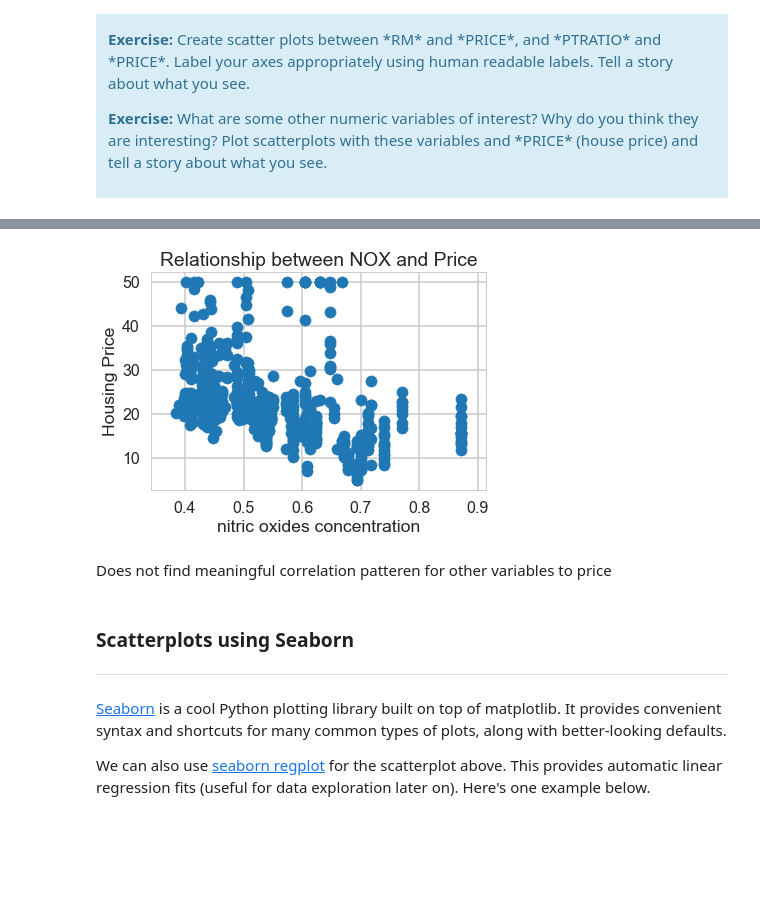
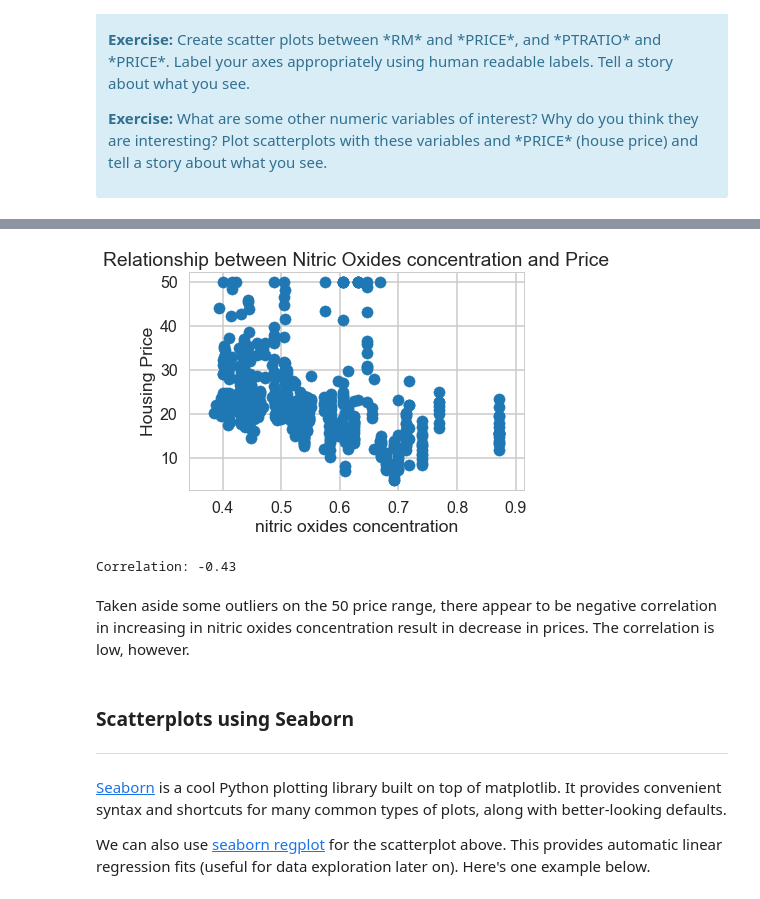
Before and after one commit to sittingman/springboardproj, a Jupyter notebook: linear_regression/Mini_Project_Linear_Regression.ipynb, the cells around one changed output, grey strips where cells are left out. Drawn from its saved outputs; the diff is of its cells as text; code cells hidden in the pictures; blank space fills up the shorter version.

```diff
--- a/linear_regression/Mini_Project_Linear_Regression.ipynb
+++ b/linear_regression/Mini_Project_Linear_Regression.ipynb
@@ -314,13 +321,15 @@ This show the demand & supply relationship. The higher the population of the low
 # %%
 plt.scatter(bos.NOX, bos.PRICE)
 plt.xlabel("nitric oxides concentration")
 plt.ylabel("Housing Price")
-plt.title("Relationship between NOX and Price")
+plt.title("Relationship between Nitric Oxides concentration and Price")
 plt.show()
+print('Correlation: {:.2f}'.format(bos.NOX.corr(bos.PRICE)))
 # %% [output]
-[figure, old version]
+[figure, new version]
+Correlation: -0.43
-# %% [markdown]
-Does not find meaningful correlation patteren for other variables to price
+# %% [markdown]
+Taken aside some outliers on the 50 price range, there appear to be negative correlation in increasing in nitric oxides concentration result in decrease in prices. The correlation is low, however.
 # %% [markdown]
 ### Scatterplots using Seaborn
 ***
```
Also changed, not shown: parts of 29 cells of this notebook.
